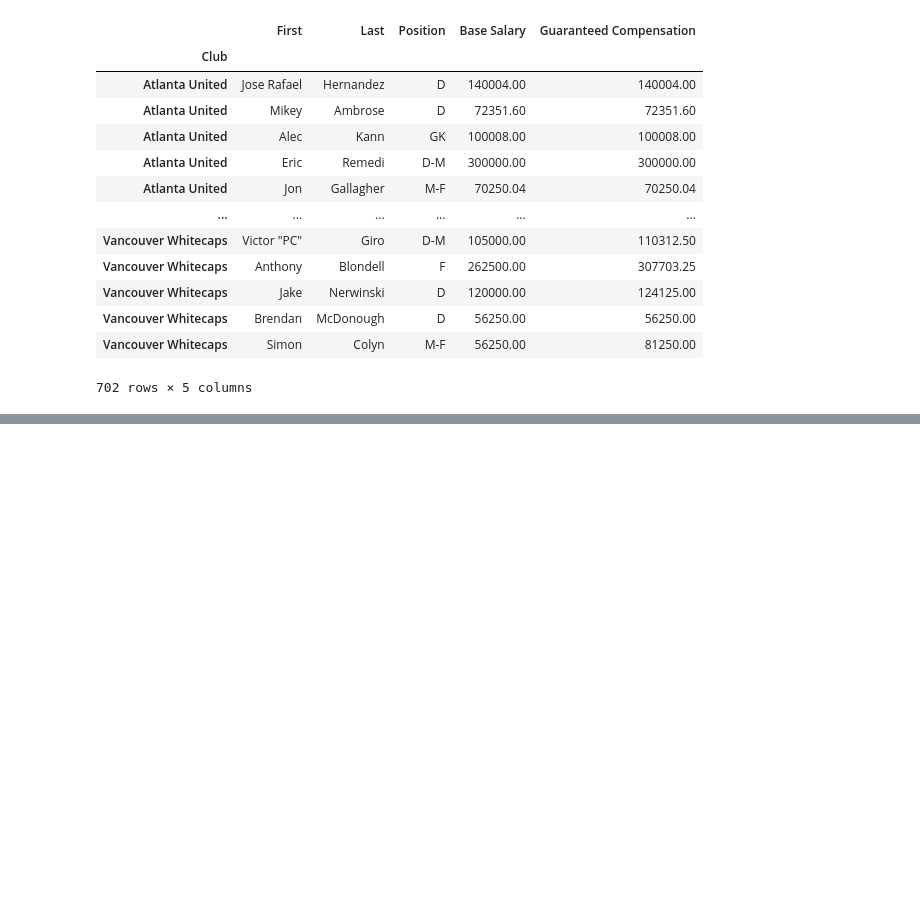
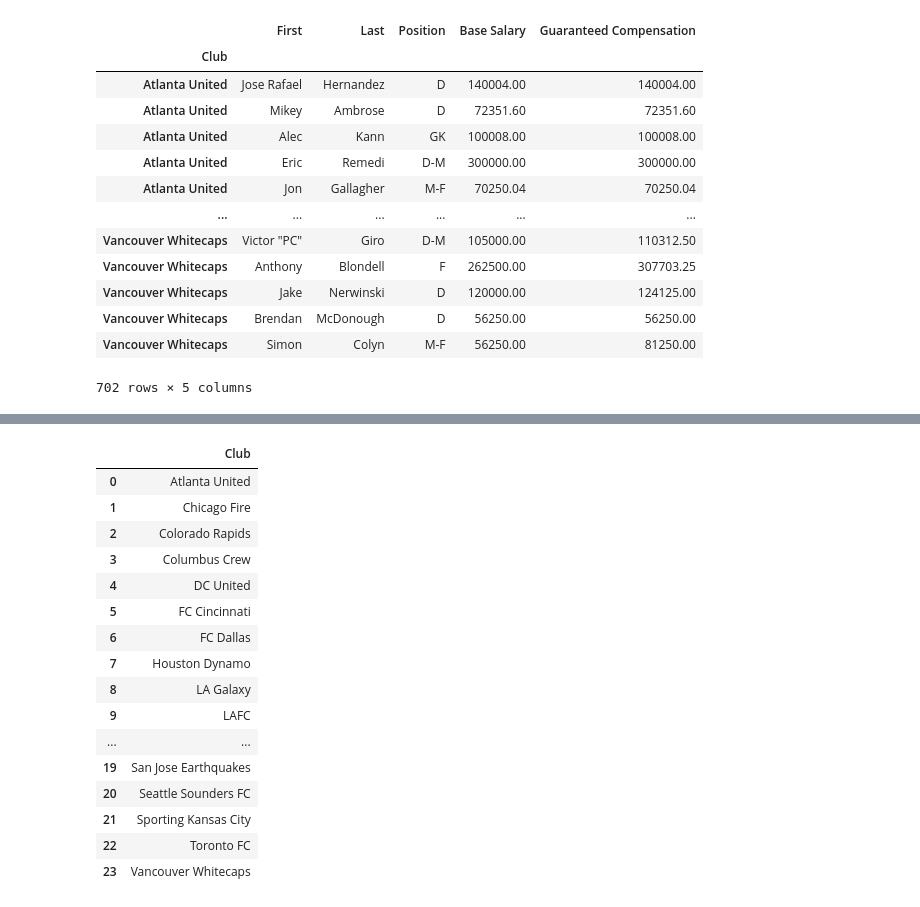
Before and after one commit to dgustave/ETL-Challenge, a Jupyter notebook: mls-data-asmvm/mls_salary.ipynb, the cells around one changed output, grey strips where cells are left out. Drawn from its saved outputs; the diff is of its cells as text; code cells hidden in the pictures; blank space fills up the shorter version.

Commit message:
added second table for club names, may be used as primary key

```diff
--- a/mls-data-asmvm/mls_salary.ipynb
+++ b/mls-data-asmvm/mls_salary.ipynb
@@ -180,3 +180,7 @@ final_roster
 | Vancouver Whitecaps | Brendan | McDonough | D | 56250.00 | 56250.00 |
 | Vancouver Whitecaps | Simon | Colyn | M-F | 56250.00 | 81250.00 |
 702 rows × 5 columns
+# %%
+# for purposes of creating a relational database -- normalize data further with a table for clubs and primary key
+team_names = df['Club'].unique()
+print(team_names)
@@ -182,0 +195,23 @@ final_roster
+# %%
+teams = pd.DataFrame(team_names,columns=['Club'])
+teams.sort_values(by=['Club'], inplace=True)
+teams.reset_index(drop=True,inplace=True)
+teams
+# %% [output]
+|  | Club |
+| 0 | Atlanta United |
+| 1 | Chicago Fire |
+| 2 | Colorado Rapids |
+| 3 | Columbus Crew |
+| 4 | DC United |
+| 5 | FC Cincinnati |
+| 6 | FC Dallas |
+| 7 | Houston Dynamo |
+| 8 | LA Galaxy |
+| 9 | LAFC |
+| ... | ... |
+| 19 | San Jose Earthquakes |
+| 20 | Seattle Sounders FC |
+| 21 | Sporting Kansas City |
+| 22 | Toronto FC |
+| 23 | Vancouver Whitecaps |
```
Also changed, not shown: parts of 1 cell of this notebook.
